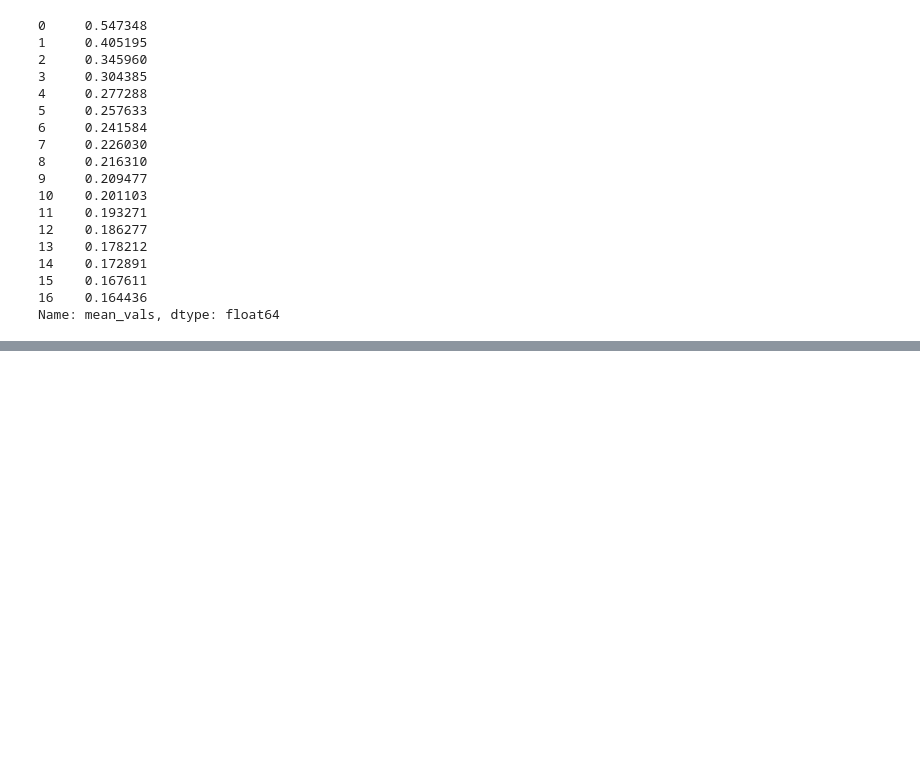
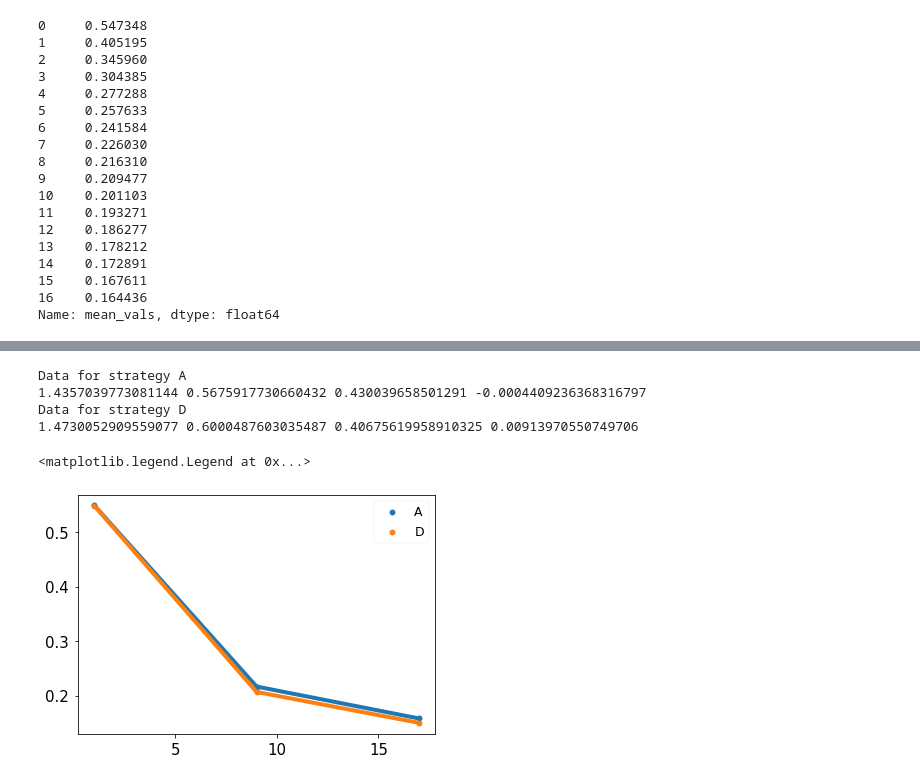
Before and after one commit to kunalghosh/Multi_Fidelity_Prediction_GP, a Jupyter notebook: mfgp/task1_new/puhti_runs/MakePlots.ipynb, the cells around one changed output, grey strips where cells are left out. Cells and saved outputs as stored; diff of their text form; code cells hidden in the pictures; blank space fills up the shorter version.

Commit message:
Added the Notebook for datasavings plots and other plots for physics days 2022

```diff
--- a/mfgp/task1_new/puhti_runs/MakePlots.ipynb
+++ b/mfgp/task1_new/puhti_runs/MakePlots.ipynb
@@ -34,0 +84,14 @@ Name: mean_vals, dtype: float64
+# %%
+os.chdir("/projappl/project_2000382/ghoshkun/code/Multi_Fidelity_Prediction_GP/mfgp/task1_new/puhti_runs")
+print(os.getcwd())
+aa_a_1k = pd.read_csv("csv_files/Active_learning_results - AA_A_1k.csv")
+aa_d_1k = pd.read_csv("csv_files/Active_learning_results - AA_D_1k.csv")
+
+aa_a_2k = pd.read_csv("csv_files/Active_learning_results - AA_A_2k.csv")
+aa_d_2k = pd.read_csv("csv_files/Active_learning_results - AA_D_2k.csv")
+
+aa_a_4k = pd.read_csv("csv_files/Active_learning_results - AA_A_4k.csv")
+aa_d_4k = pd.read_csv("csv_files/Active_learning_results - AA_D_4k.csv")
+
+aa_a_8k = pd.read_csv("csv_files/Active_learning_results - AA_A_8k.csv")
+aa_d_8k = pd.read_csv("csv_files/Active_learning_results - AA_D_8k.csv")
@@ -34,0 +169,31 @@ Name: mean_vals, dtype: float64
+# %%
+from scipy.optimize import curve_fit
+
+coeffs = { 'A' : None, 'D' : None }
+mean_dict = {'A' : None, 'D' : None}
+
+for idx, (mean, std) in enumerate(zip(means,stds)):
+    if labels[idx] in ['A', 'D']:
+        """
+        Only plot strategy A and D.
+        """
+        print(f"Data for strategy {labels[idx]}")
+
+        results = curve_fit(lambda x,a,b,c,d: d + (a-d)/(1 + (x/c)**b), batch_sizes, mean, p0=[0.5, 0.5, 0.5, 0.5], bounds=(-1, [3., 1., 2, 2]))
+        a, b, c, d= results[0]
+        coeffs[labels[idx]] = results[0]
+        mean_dict[labels[idx]] = mean
+        print(a, b, c, d)
+        x = batch_sizes # np.arange(0, 17, batch_size)
+        y = d + (a-d)/(1 + (x/c)**b)
+
+        plt.plot(x, y)
+        plt.scatter(batch_sizes, mean, label=labels[idx])
+plt.legend()
+# %% [output]
+Data for strategy A
+1.4357039773081144 0.5675917730660432 0.430039658501291 -0.0004409236368316797
+Data for strategy D
+1.4730052909559077 0.6000487603035487 0.40675619958910325 0.00913970550749706
+<matplotlib.legend.Legend at 0x...>
+[figure, added]
```
Also changed, not shown: parts of 19 cells of this notebook, 4 other files.
